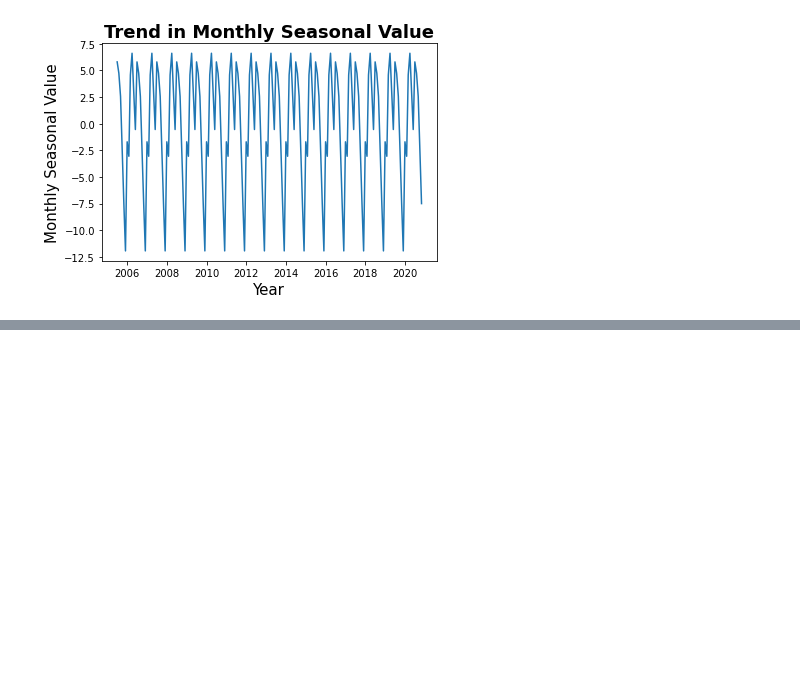
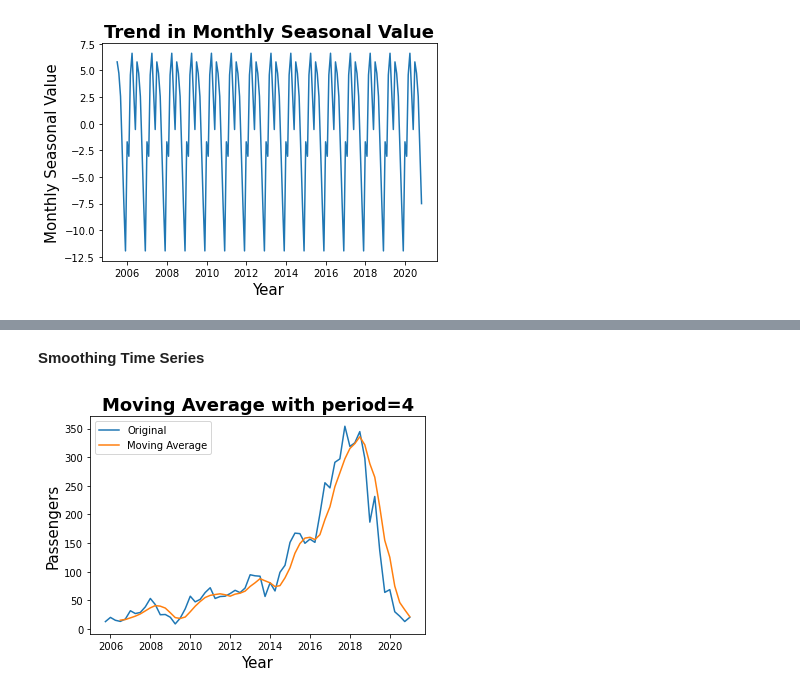
Before and after one commit to sudeep-009/Share-Price-Prediction, a Jupyter notebook: StockMarketPricePrediction.ipynb, the cells around one changed output, grey strips where cells are left out. Cells and saved outputs as stored; diff of their text form; code cells hidden in the pictures; blank space fills up the shorter version.

```diff
--- a/StockMarketPricePrediction.ipynb
+++ b/StockMarketPricePrediction.ipynb
@@ -198,0 +258,12 @@ plt.show()
+# %% [markdown]
+**Smoothing Time Series**
+# %%
+plt.plot(deseasonalized_df['Close'], label='Original')
+plt.plot(deseasonalized_df['Close'].rolling(4, center=False).mean(), label='Moving Average')
+plt.legend()
+plt.xlabel('Year', fontsize=15)
+plt.ylabel('Passengers', fontsize=15)
+plt.title('Moving Average with period=4', weight='bold', fontsize=18)
+plt.show()
+# %% [output]
+[figure, added]
```
Also changed, not shown: parts of 11 cells of this notebook.
